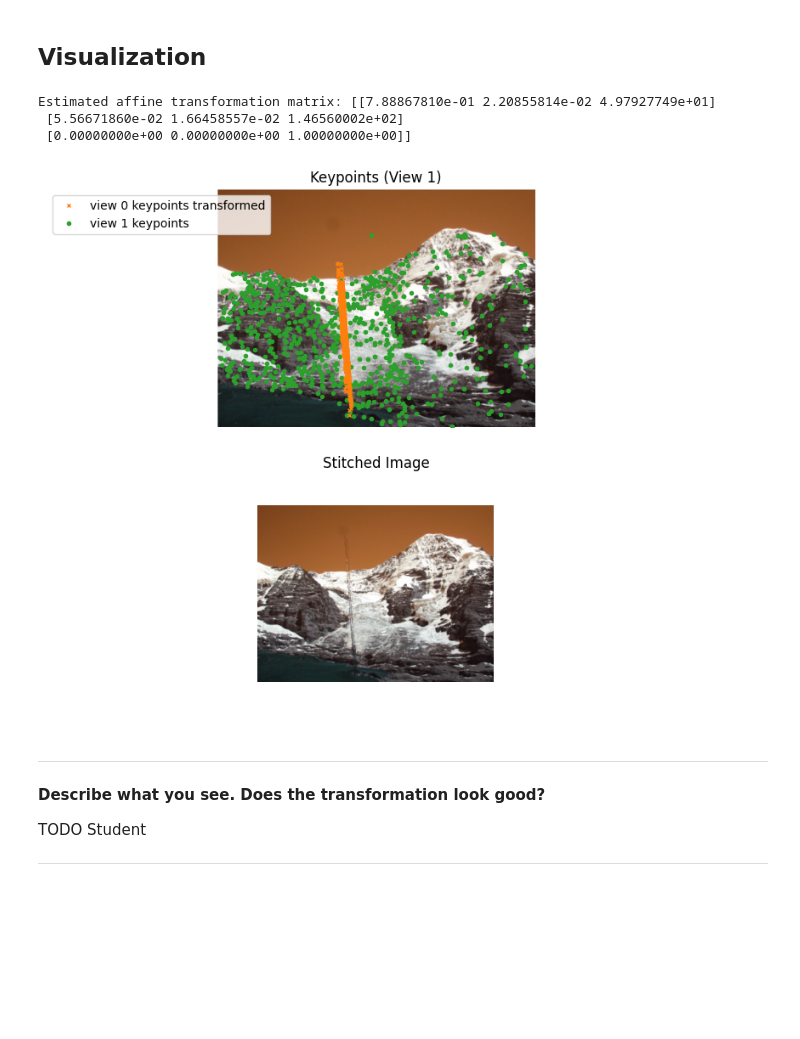
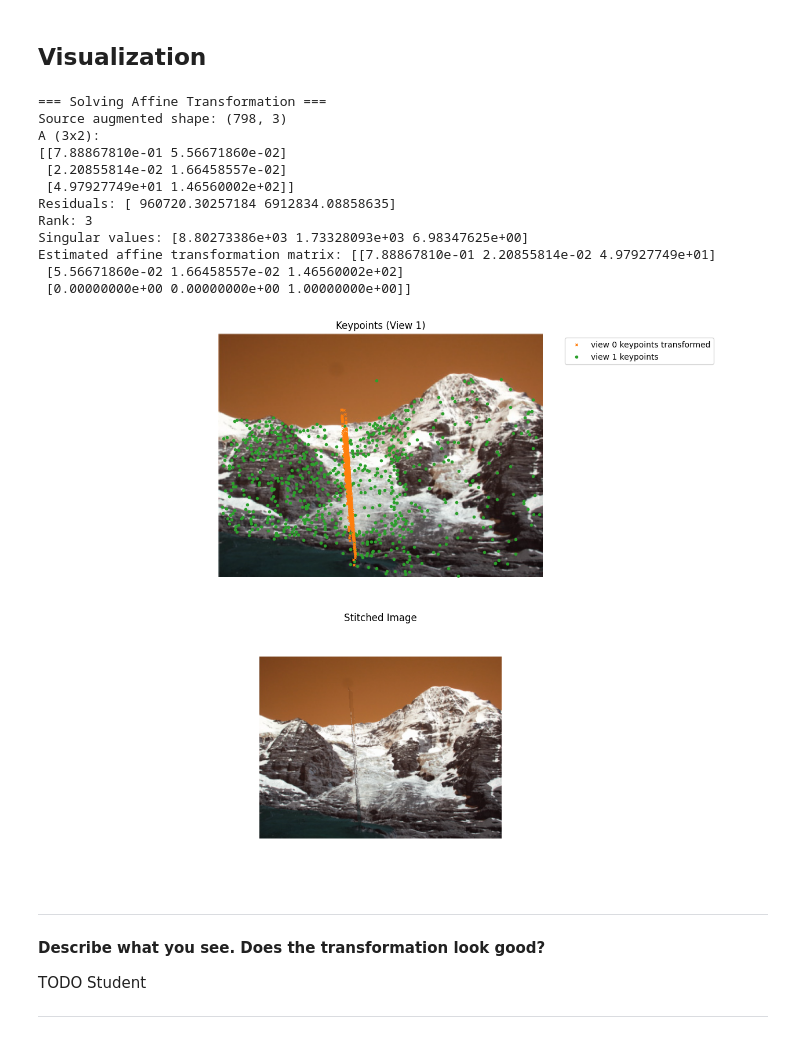
Before and after one commit to RyanQchiqache/Machine-Deep-Learning-Center, a Jupyter notebook: ComputerVisionCourse/Exercise07/ex7.ipynb, the cells around one changed output. Drawn from its saved outputs; the diff is of its cells as text; code cells hidden in the pictures; blank space fills up the shorter version.

```diff
--- a/ComputerVisionCourse/Exercise07/ex7.ipynb
+++ b/ComputerVisionCourse/Exercise07/ex7.ipynb
@@ -174,7 +191,7 @@ $$
 # %% [markdown]
 ## Affine Solving
 # %%
-def solve_affine(source_points, target_points):
+def solve_affine(source_points, target_points, verbose = True):
     """Solve the affine transformation matrix from source to target points.
 
     Args:
@@ -184,15 +201,29 @@ def solve_affine(source_points, target_points):
     Returns:
         np.ndarray: affine transform as homogeneous matrix of shape (3, 3)
         (top left 2x2 contains the scale matrix, top right 2x1 contains the translation vector, bottom row is [0, 0, 1])
+        :param source_points: (N,2)
+        :param target_points: (N,2)
+        :param verbose: Bool
     """
     assert len(source_points) == len(target_points), "Source and target points should have the same cardinality"
     N = len(source_points)
 
     # TODO Student
-    source_aug = np.hstack([source_points, np.ones((N, 1))])  # shape (N, 3)
-    A, _, _, _ = np.linalg.lstsq(source_aug, target_points, rcond=None)  # A shape: (3, 2)
-    affine_matrix = np.eye(3)
-    affine_matrix[:2, :] = A.T  # top 2 rows
+    source_aug = np.hstack([source_points, np.ones((N, 1))])  # (N, 3)
+    A, residuals, rank, singular_values = np.linalg.lstsq(source_aug, target_points, rcond=None)
+
+    if verbose:
+        print("=== Solving Affine Transformation ===")
+        print(f"Source augmented shape: {source_aug.shape}")
+        print(f"A (3x2):\n{A}")
+        print(f"Residuals: {residuals}")
+        print(f"Rank: {rank}")
+        print(f"Singular values: {singular_values}")
+
+    affine_matrix = np.eye(3) # (3x3) identity matrix apparently...is it for testing ?? since we usually don't do that
+    affine_matrix[:2, :] = A.T
+    return affine_matrix
+
 
     return affine_matrix
 
@@ -237,7 +277,7 @@ transformed = transform_affine(source_matched, affine_mat)
 
 
 # Plot the results
-plt.figure(figsize=(10, 8))
+plt.figure(figsize=(15, 12))
 
 plt.subplot(2, 1, 1)
 plt.title("Keypoints (View 1)")
@@ -267,34 +307,43 @@ plt.axis("off")
 
 plt.subplot(2, 1, 2)
 plt.title("Stitched Image")
 padx = 200
 pady = 50
 out_shape = (view1.shape[0] + 2 * pady, view1.shape[1] + 2 * padx)
 # Compute transform for warping
 # Warping uses a different coordinate convention, so we convert first, also accounting for padding
 hmat = np.array(
     [
         [affine_mat[1, 1], affine_mat[1, 0], affine_mat[1, 2]],
         [affine_mat[0, 1], affine_mat[0, 0], affine_mat[0, 2]],
         [0.0, 0.0, 1.0],
     ]
 )
 glob_mat = np.array([[1.0, 0.0, padx], [0.0, 1.0, pady], [0.0, 0.0, 1.0]])
 warp_mat = np.linalg.inv(glob_mat @ hmat)
 # Warp the first image and stitch it with the second image
 warped = warp(view0, warp_mat, output_shape=out_shape, cval=np.inf)
 warp_valid = np.isfinite(warped[pady:-pady, padx:-padx])
 warped[pady:-pady, padx:-padx][~warp_valid] = (view1 / 255)[~warp_valid]
 warped[pady:-pady, padx:-padx][warp_valid] = (warped[pady:-pady, padx:-padx] / 2 + view1 / 510)[warp_valid]
 plt.imshow(warped)
 plt.axis("off")
 
 plt.show()
 # %% [output]
+=== Solving Affine Transformation ===
+Source augmented shape: (798, 3)
+A (3x2):
+[[7.88867810e-01 5.56671860e-02]
+ [2.20855814e-02 1.66458557e-02]
+ [4.97927749e+01 1.46560002e+02]]
+Residuals: [ 960720.30257184 6912834.08858635]
+Rank: 3
+Singular values: [8.80273386e+03 1.73328093e+03 6.98347625e+00]
 Estimated affine transformation matrix: [[7.88867810e-01 2.20855814e-02 4.97927749e+01]
  [5.56671860e-02 1.66458557e-02 1.46560002e+02]
  [0.00000000e+00 0.00000000e+00 1.00000000e+00]]
-[figure, old version]
+[figure, new version]
 # %% [markdown]
 ---
 **Describe what you see. Does the transformation look good?**
```
Also changed, not shown: parts of 7 cells of this notebook, 1 other file.
